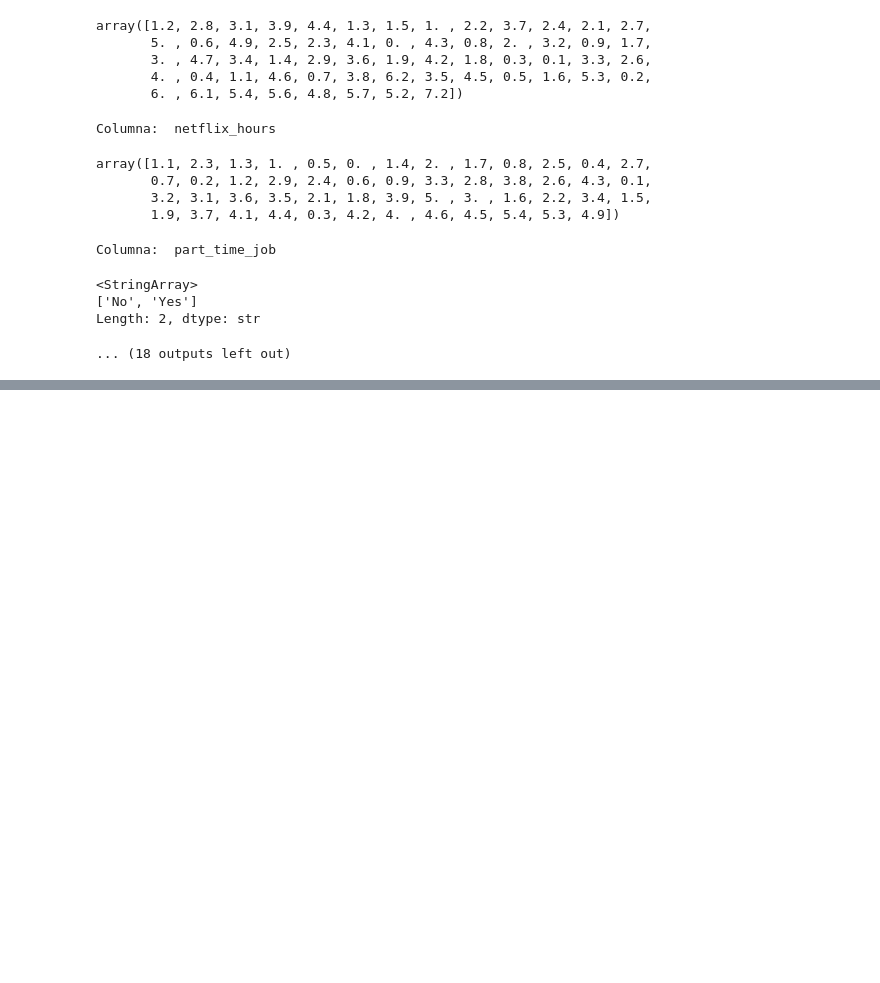
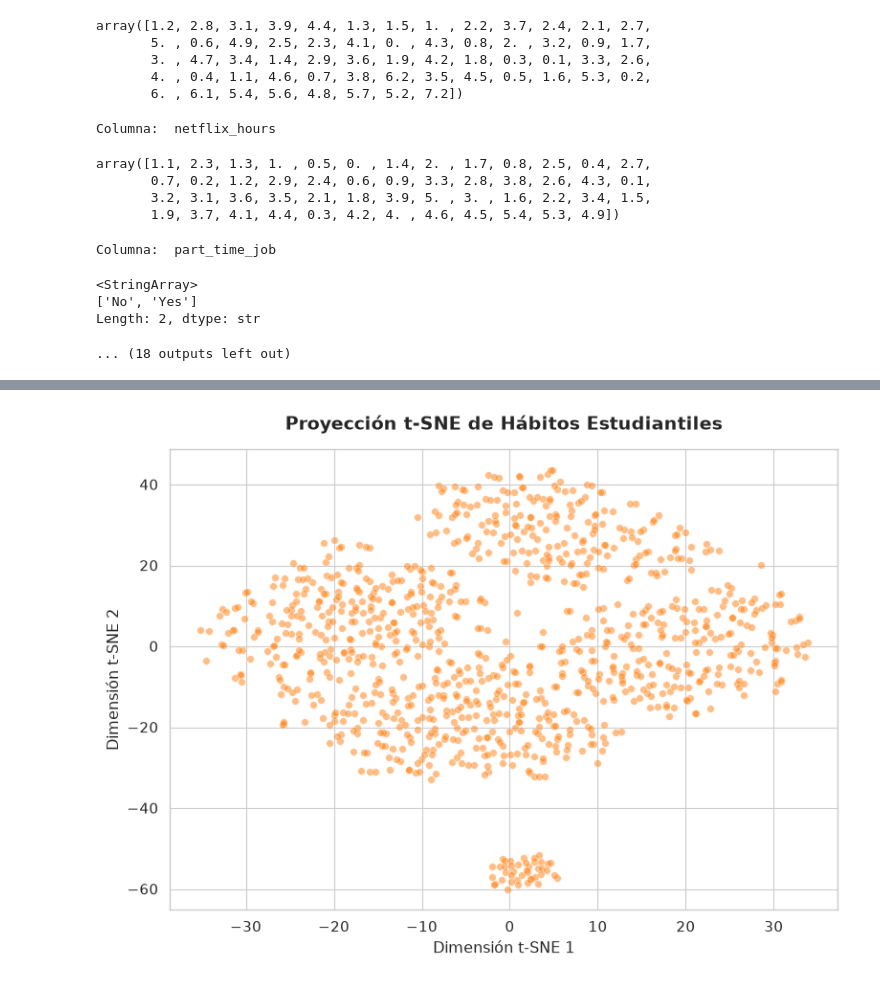
Before and after one commit to gapalfaro-cmyk/Proyecto-de-fin-de-modulo-6---Alfaro-Badillo-Cruz-Perez-Rupit, a Jupyter notebook: Modulo_VI_Equipo_15_Habits.ipynb, the cells around one changed output, grey strips where cells are left out. Drawn from its saved outputs; the diff is of its cells as text; code cells hidden in the pictures; blank space fills up the shorter version.

```diff
--- a/Modulo_VI_Equipo_15_Habits.ipynb
+++ b/Modulo_VI_Equipo_15_Habits.ipynb
@@ -273,0 +320,22 @@ display(df_procesado.head())
+# %%
+# Nota: La 'perplexity' (perplejidad) es clave aquí.
+# Controla cuántos "vecinos" considera el algoritmo.
+tsne = TSNE(n_components=2, perplexity=30, random_state=42)
+X_tsne = tsne.fit_transform(X_procesado_array)
+
+plt.figure(figsize=(8, 6))
+sns.scatterplot(
+    x=X_tsne[:, 0],
+    y=X_tsne[:, 1],
+    color='#ff7f0e',
+    alpha=0.5,
+    s=30
+)
+plt.title('Proyección t-SNE de Hábitos Estudiantiles', fontsize=14, pad=15, fontweight='bold')
+plt.xlabel('Dimensión t-SNE 1')
+plt.ylabel('Dimensión t-SNE 2')
+plt.tight_layout()
+
+plt.show()
+# %% [output]
+[figure, added]
```
Also changed, not shown: parts of 16 cells of this notebook, 1 other file.
